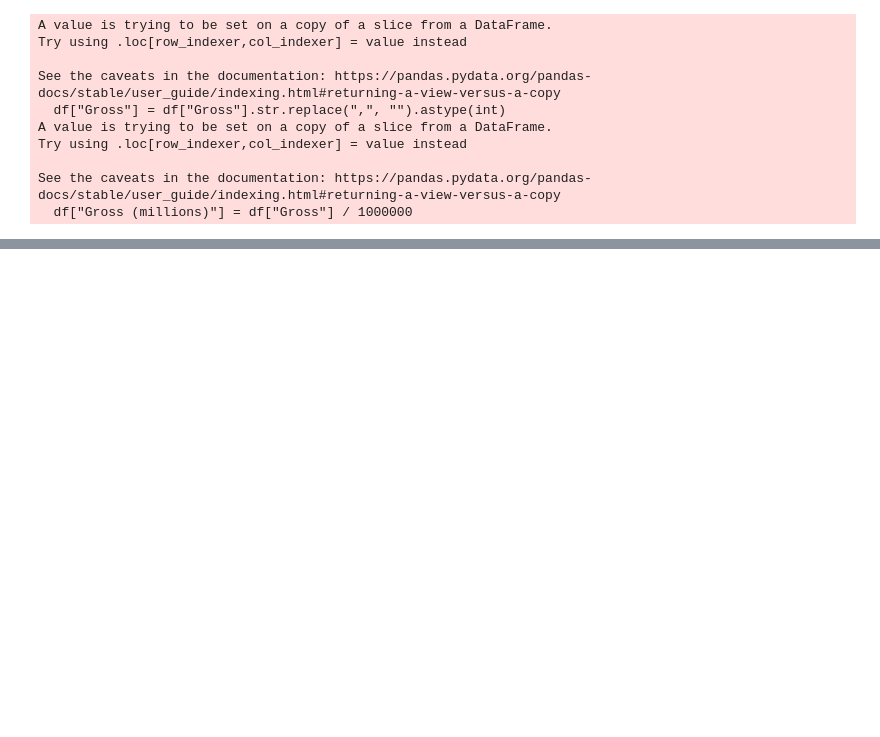
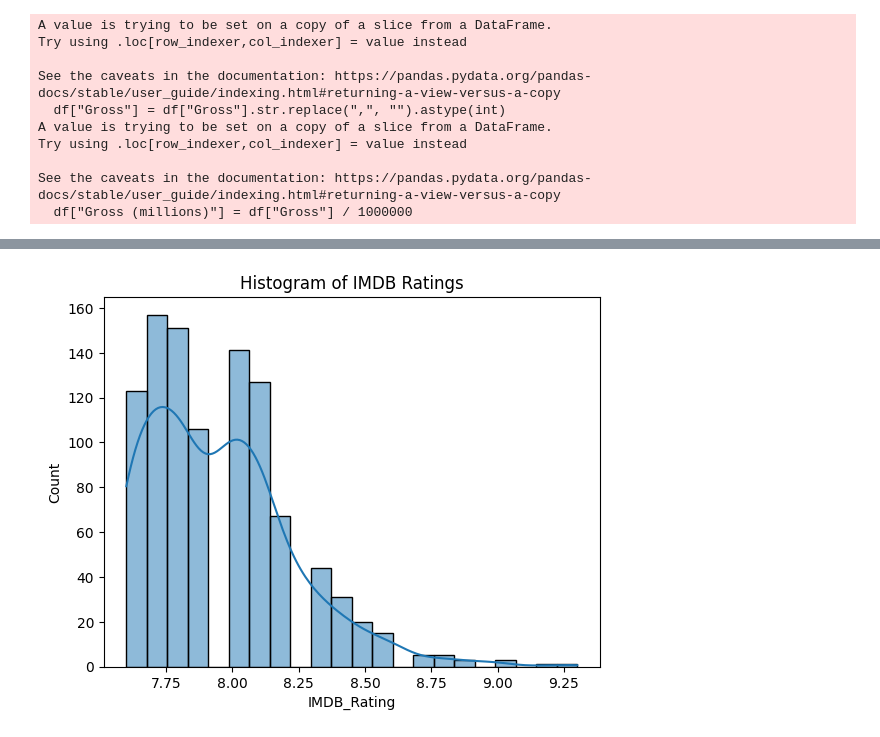
Before and after one commit to gmc314/Statistics-Explanations, a Jupyter notebook: lights-camera-statistics.ipynb, the cells around one changed output, grey strips where cells are left out. Saved outputs shown, nothing was run; the diff lists cells and outputs as text; code cells hidden in the pictures; blank space fills up the shorter version.

Commit message:
begin analysis of imdb ratings

```diff
--- a/lights-camera-statistics.ipynb
+++ b/lights-camera-statistics.ipynb
@@ -154,0 +164,6 @@ df.info()
+# %%
+# Histogram of the ratings
+sns.histplot(df["IMDB_Rating"], kde=True)
+plt.title("Histogram of IMDB Ratings");
+# %% [output]
+[figure, added]
```
Also changed, not shown: parts of 3 cells of this notebook.
